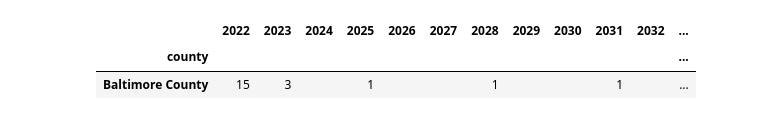
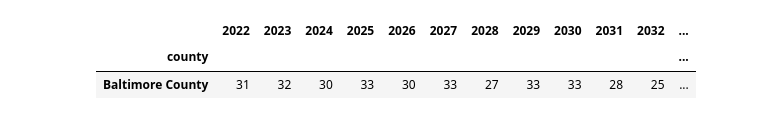
Before and after one commit to evanlynch/green-fleet-replacement-planner, a Jupyter notebook: notebooks/replacement_schedule_mip_dev.ipynb, the cells around one changed output. Drawn from its saved outputs; the diff is of its cells as text; code cells hidden in the pictures.

```diff
--- a/notebooks/replacement_schedule_mip_dev.ipynb
+++ b/notebooks/replacement_schedule_mip_dev.ipynb
@@ -111,11 +66,18 @@ Option: 2
+# %%
+optimal_obj,optimal_solution = outputs.get_optimal_solution()
+# %%
+alt_solutions = outputs.get_alternative_solutions()
+selected_alternative_solutions = outputs.select_alternative_solutions(alt_solutions,optimal_obj)
+# %%
+options = selected_alternative_solutions
 # %%
-option1 = pd.DataFrame(options[0,'schedules'],columns=['vehicle_idx','solution_idx']+mip.years)
+option1 = pd.DataFrame(options[0,'schedules'],columns=['vehicle_idx','solution_idx']+inputs.years)
 # %%
 data = data.merge(option1,on='vehicle_idx',how='left')
 # %%
-data.groupby(['county'])[mip.years].sum().replace({0:''})
+data.groupby(['county'])[inputs.years].sum().replace({0:''})
 # %% [output]
 |  | 2022 | 2023 | 2024 | 2025 | 2026 | 2027 | 2028 | 2029 | 2030 | 2031 | 2032 | ... |
 | county |  |  |  |  |  |  |  |  |  |  |  | ... |
-| Baltimore County | 15 | 3 |  | 1 |  |  | 1 |  |  | 1 |  | ... |
+| Baltimore County | 31 | 32 | 30 | 33 | 30 | 33 | 27 | 33 | 33 | 28 | 25 | ... |
 # %%
```
Also changed, not shown: parts of 28 cells of this notebook, 7 other files.
